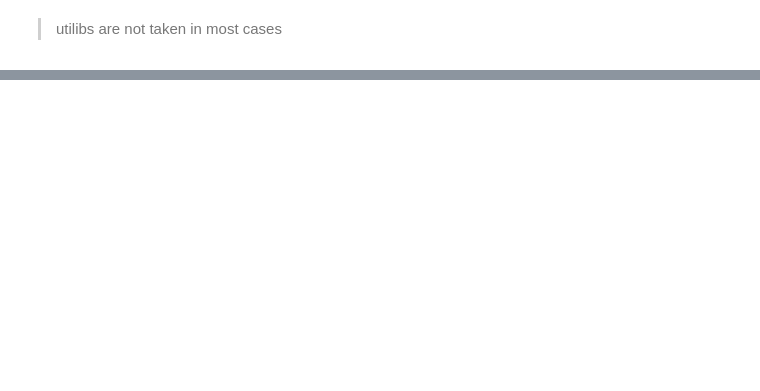
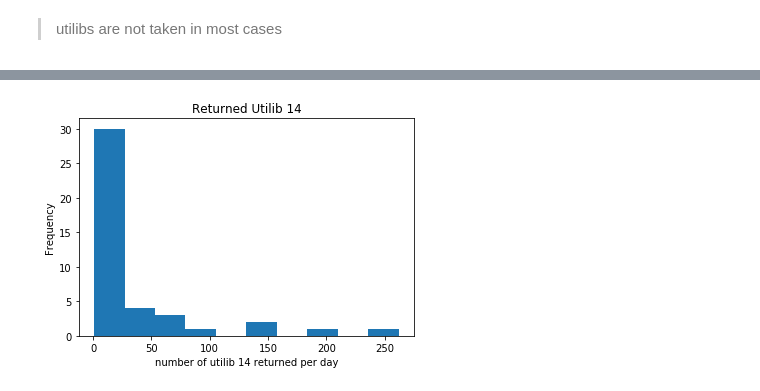
Before and after one commit to victoriousvictor42/electic-car, a Jupyter notebook: Autolib.ipynb, the cells around one changed output, grey strips where cells are left out. Saved outputs shown, nothing was run; the diff lists cells and outputs as text; code cells hidden in the pictures; blank space fills up the shorter version.

```diff
--- a/Autolib.ipynb
+++ b/Autolib.ipynb
@@ -407,0 +417,8 @@ Name: date, Length: 156, dtype: int64
+# %%
+sample1.utilib_14_returned_sum.value_counts().plot.hist()
+plt.xlabel('number of utilib 14 returned per day')
+plt.ylabel('Frequency')
+plt.title('Returned Utilib 14')
+plt.show()
+# %% [output]
+[figure, added]
```
Also changed, not shown: parts of 72 cells of this notebook.
